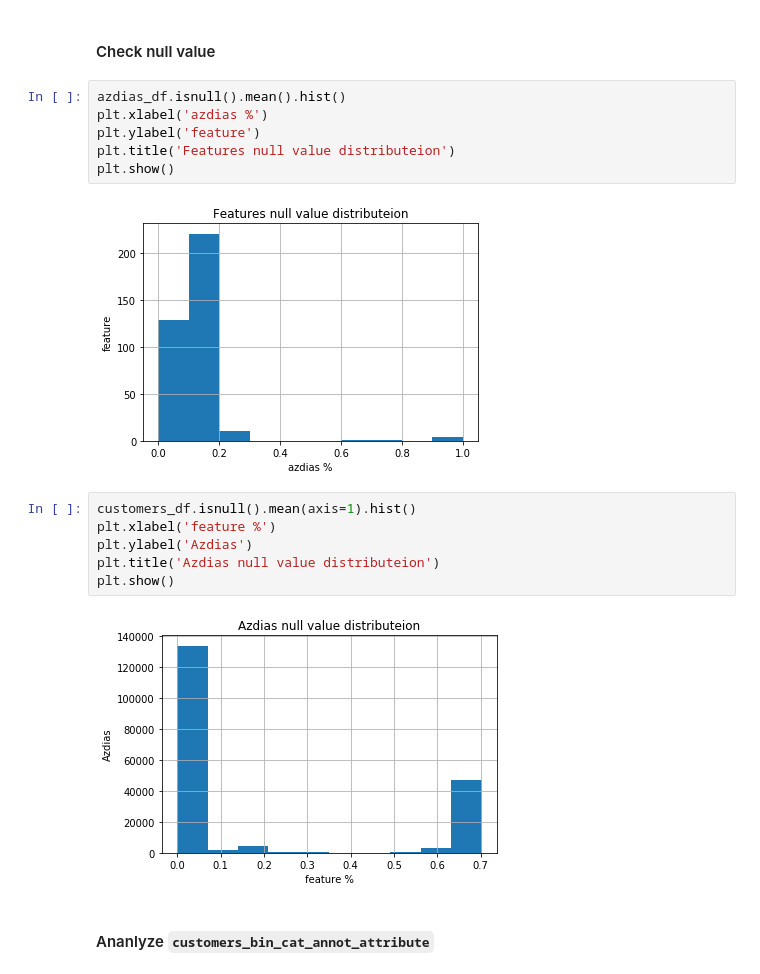
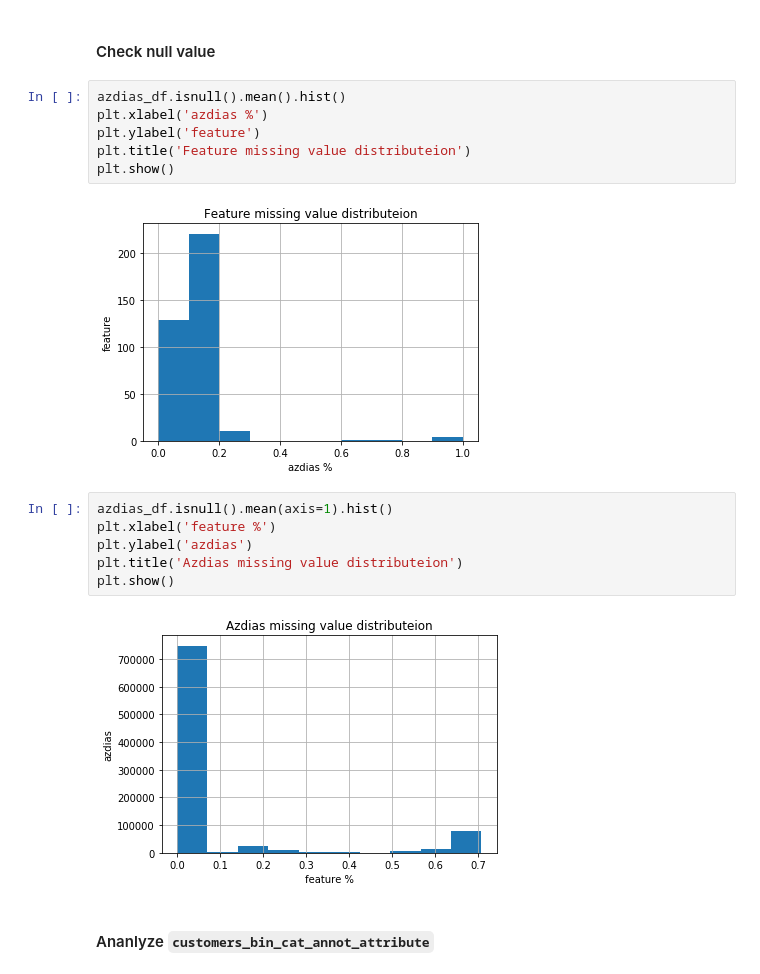
Before and after one commit to dragon7-fc/DSND-Capstone, a Jupyter notebook: Arvato Project Workbook.ipynb, the cells around one changed output. Saved outputs shown, nothing was run; the diff lists cells and outputs as text.

```diff
--- a/Arvato Project Workbook.ipynb
+++ b/Arvato Project Workbook.ipynb
@@ -601,18 +668,18 @@ memory usage: 2.4+ GB
 azdias_df.isnull().mean().hist()
 plt.xlabel('azdias %')
 plt.ylabel('feature')
-plt.title('Features null value distributeion')
+plt.title('Feature missing value distributeion')
 plt.show()
 # %% [output]
-[figure, old version]
+[figure, new version]
 # %%
-customers_df.isnull().mean(axis=1).hist()
+azdias_df.isnull().mean(axis=1).hist()
 plt.xlabel('feature %')
-plt.ylabel('Azdias')
-plt.title('Azdias null value distributeion')
+plt.ylabel('azdias')
+plt.title('Azdias missing value distributeion')
 plt.show()
 # %% [output]
-[figure, old version]
+[figure, new version]
 # %% [markdown]
 #### Ananlyze `customers_bin_cat_annot_attribute`
 # %%
```
Also changed, not shown: parts of 63 cells of this notebook.
